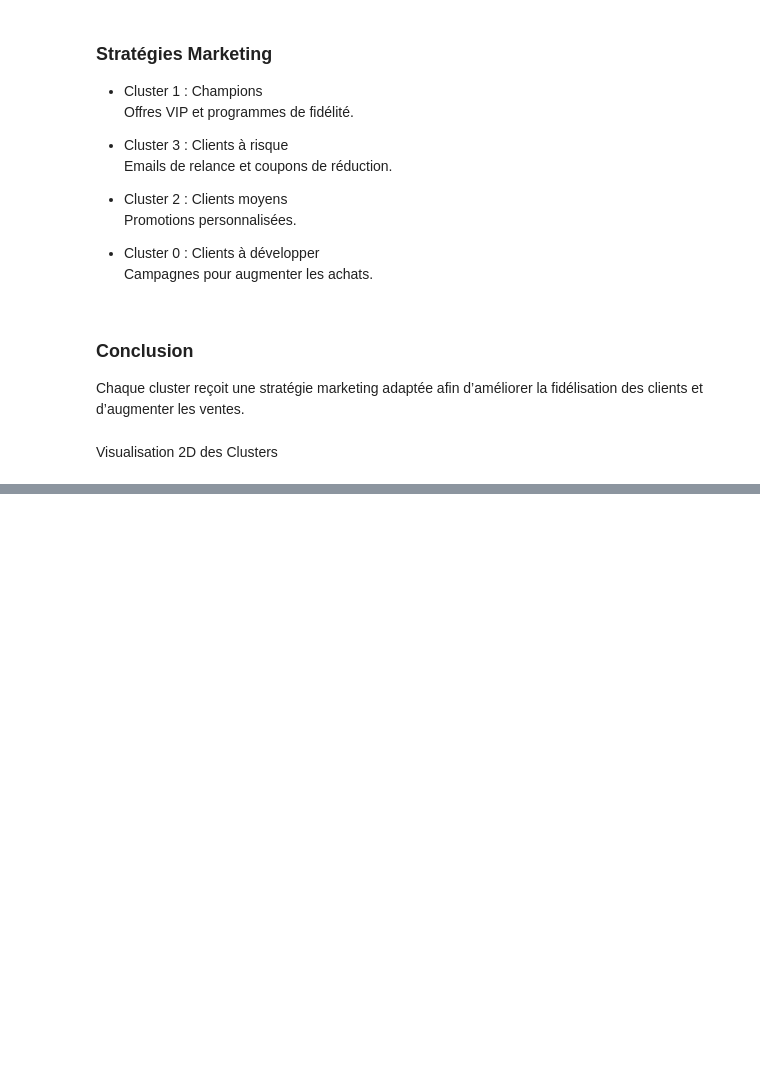
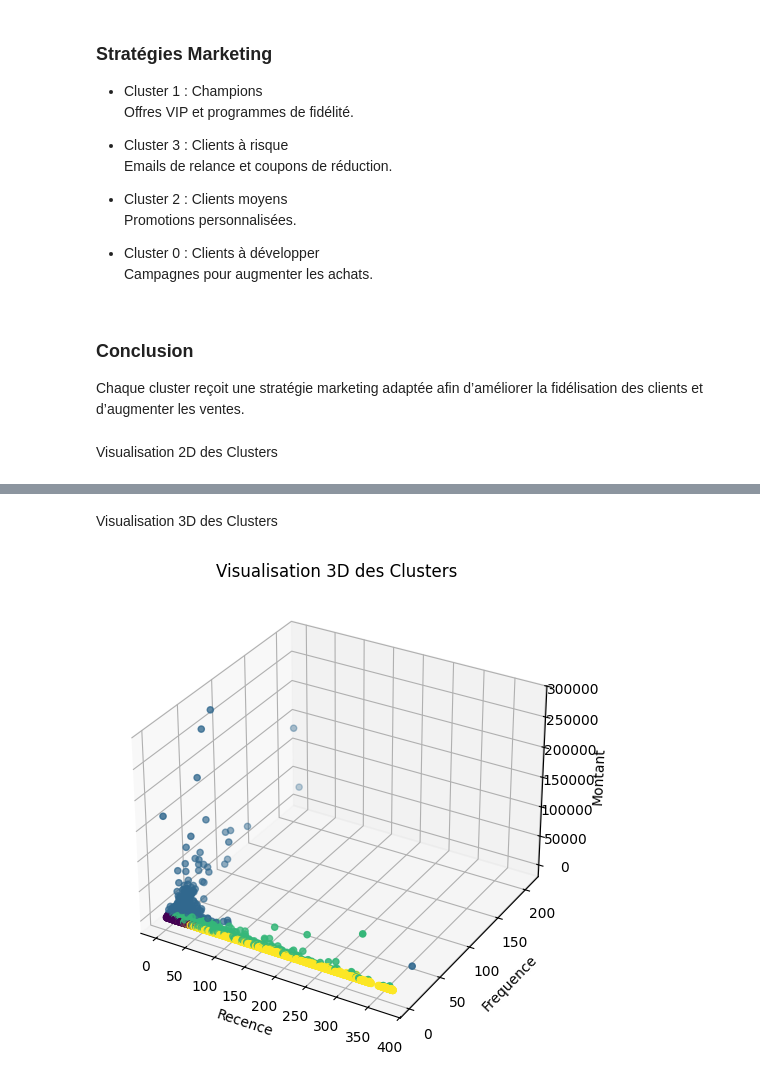
Before and after one commit to thourayasaleh/TP4_data_Mining, a Jupyter notebook: notebooks/solution_tp4_kmeans.ipynb, the cells around one changed output, grey strips where cells are left out. Drawn from its saved outputs; the diff is of its cells as text; code cells hidden in the pictures; blank space fills up the shorter version.

```diff
--- a/notebooks/solution_tp4_kmeans.ipynb
+++ b/notebooks/solution_tp4_kmeans.ipynb
@@ -395,0 +407,23 @@ NameError: name 'df_RFM' is not defined
+# %% [markdown]
+Visualisation 3D des Clusters
+# %%
+import matplotlib.pyplot as plt
+
+fig = plt.figure(figsize=(8,6))
+ax = fig.add_subplot(111, projection="3d")
+
+ax.scatter(
+    df_RFM["Recence"],
+    df_RFM["Frequence"],
+    df_RFM["Montant"],
+    c=df_RFM["Cluster"]
+)
+
+ax.set_xlabel("Recence")
+ax.set_ylabel("Frequence")
+ax.set_zlabel("Montant")
+
+plt.title("Visualisation 3D des Clusters")
+plt.show()
+# %% [output]
+[figure, added]
```
Also changed, not shown: parts of 8 cells of this notebook, 2 other files.
